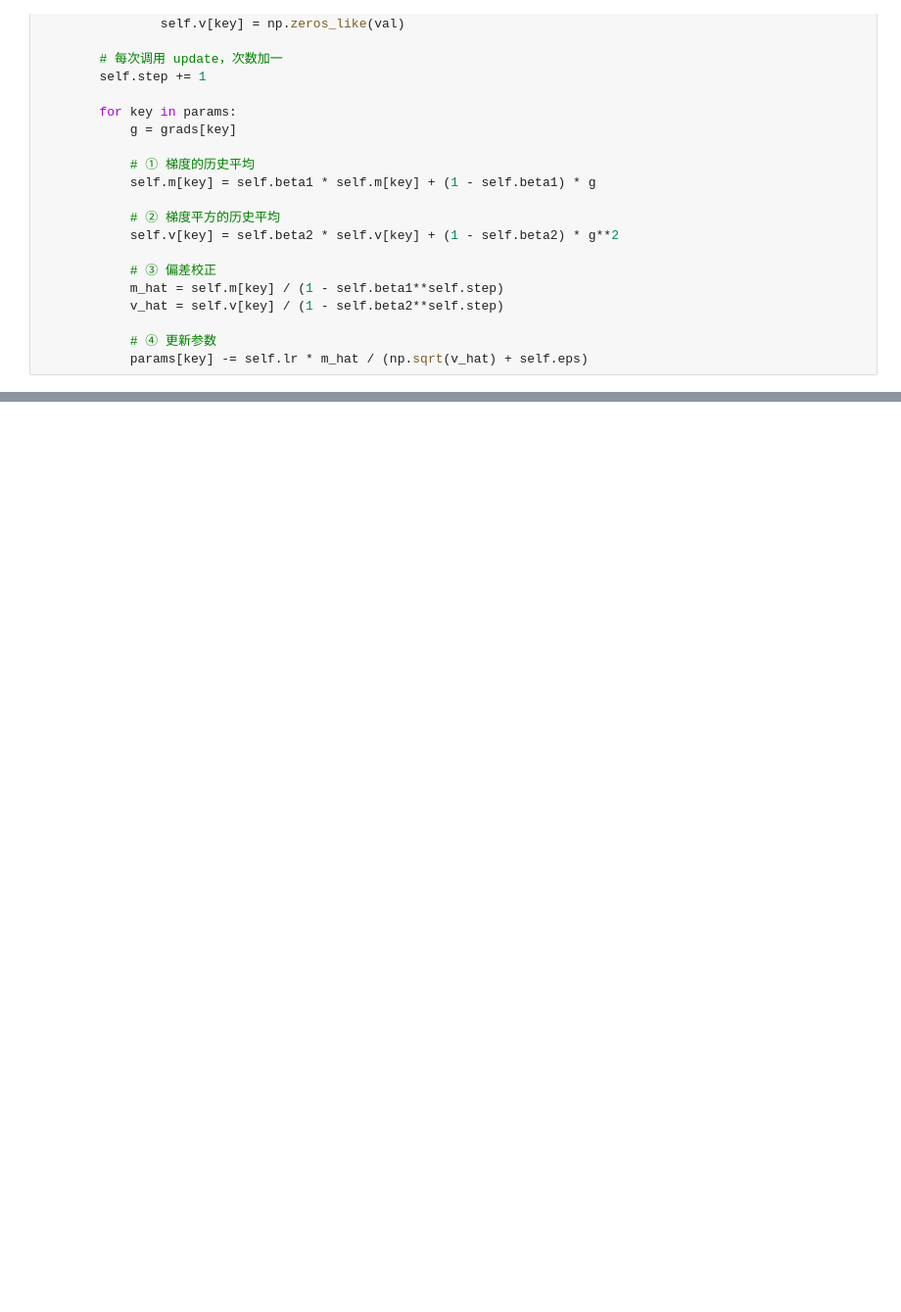
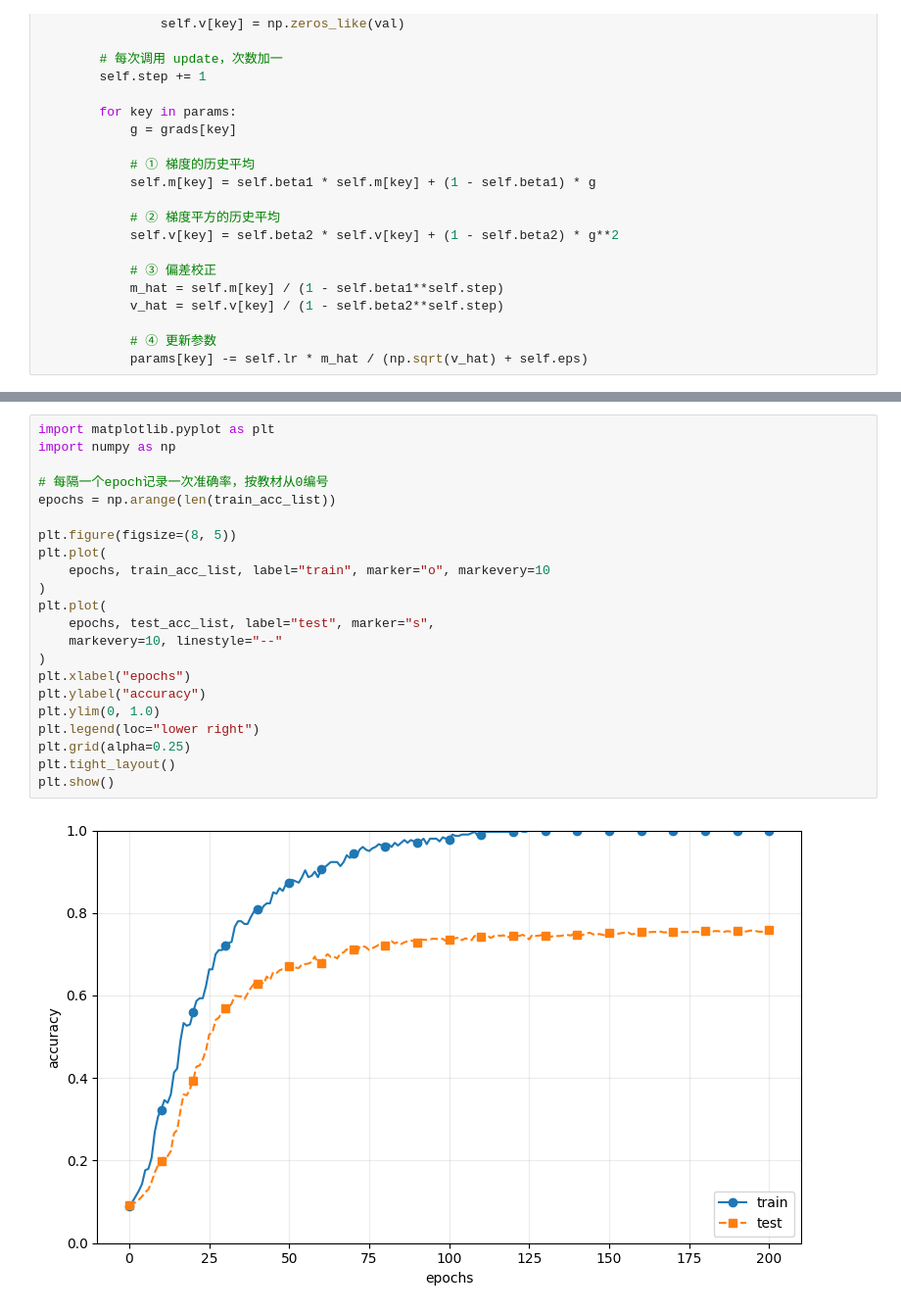
Before and after one commit to glance02/DeepLearning-MuLi-Notes, a Jupyter notebook: mycode/chapter6.ipynb, the cells around one changed output, grey strips where cells are left out. Shown at 98% size. Saved outputs shown, nothing was run; the diff lists cells and outputs as text; blank space fills up the shorter version.

```diff
--- a/mycode/chapter6.ipynb
+++ b/mycode/chapter6.ipynb
@@ -110,0 +157,24 @@ plt.show()
+# %%
+import matplotlib.pyplot as plt
+import numpy as np
+
+# 每隔一个epoch记录一次准确率，按教材从0编号
+epochs = np.arange(len(train_acc_list))
+
+plt.figure(figsize=(8, 5))
+plt.plot(
+    epochs, train_acc_list, label="train", marker="o", markevery=10
+)
+plt.plot(
+    epochs, test_acc_list, label="test", marker="s",
+    markevery=10, linestyle="--"
+)
+plt.xlabel("epochs")
+plt.ylabel("accuracy")
+plt.ylim(0, 1.0)
+plt.legend(loc="lower right")
+plt.grid(alpha=0.25)
+plt.tight_layout()
+plt.show()
+# %% [output]
+[figure, added]
```
Also changed, not shown: parts of 2 cells of this notebook, 35 other files.
